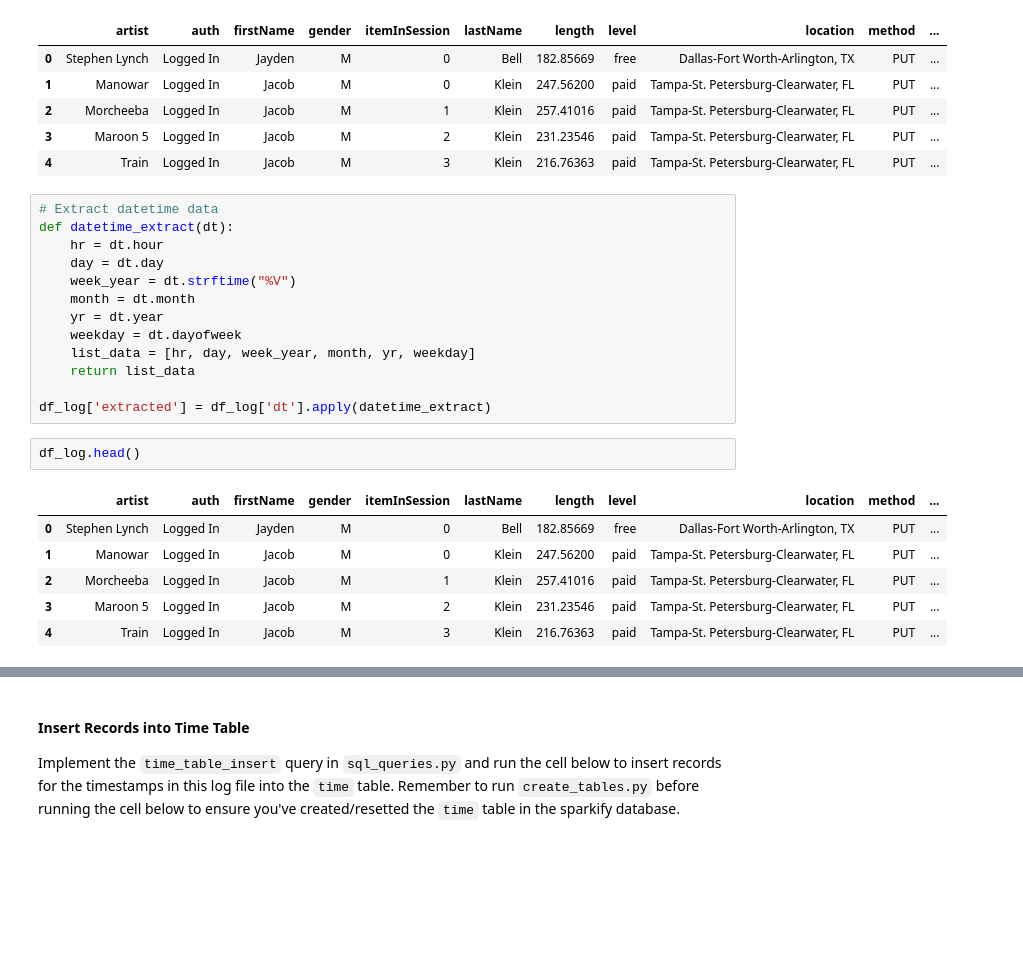
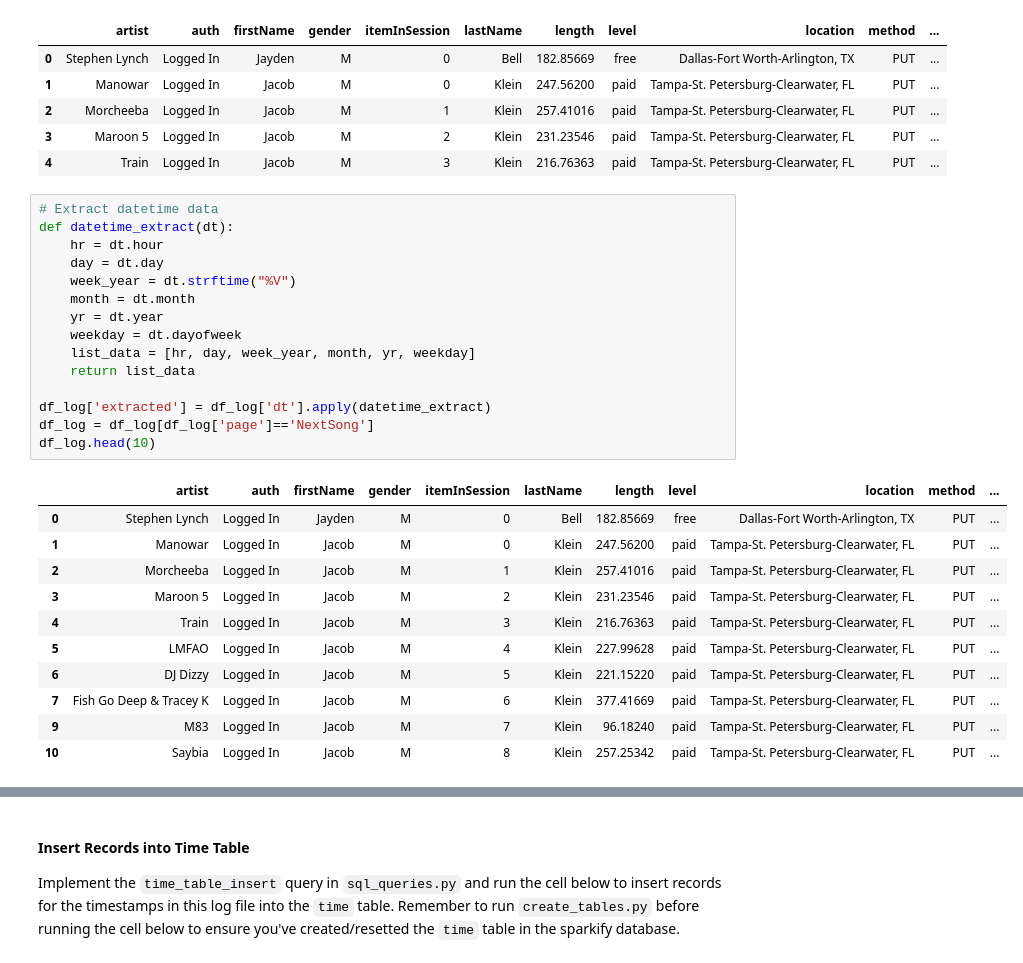
Before and after one commit to jaeseongpark91/data-modeling-with-postgres, a Jupyter notebook: etl.ipynb, the cells around one changed output, grey strips where cells are left out. Saved outputs shown, nothing was run; the diff lists cells and outputs as text; blank space fills up the shorter version.

```diff
--- a/etl.ipynb
+++ b/etl.ipynb
@@ -148,24 +128,29 @@ df_log.head()
 # %%
 # Extract datetime data
 def datetime_extract(dt):
     hr = dt.hour
     day = dt.day
     week_year = dt.strftime("%V")
     month = dt.month
     yr = dt.year
     weekday = dt.dayofweek
     list_data = [hr, day, week_year, month, yr, weekday]
     return list_data
 
 df_log['extracted'] = df_log['dt'].apply(datetime_extract)
+df_log = df_log[df_log['page']=='NextSong']
+df_log.head(10)
+# %% [output]
+|  | artist | auth | firstName | gender | itemInSession | lastName | length | level | location | method | ... |
+| 0 | Stephen Lynch | Logged In | Jayden | M | 0 | Bell | 182.85669 | free | Dallas-Fort Worth-Arlington, TX | PUT | ... |
+| 1 | Manowar | Logged In | Jacob | M | 0 | Klein | 247.56200 | paid | Tampa-St. Petersburg-Clearwater, FL | PUT | ... |
+| 2 | Morcheeba | Logged In | Jacob | M | 1 | Klein | 257.41016 | paid | Tampa-St. Petersburg-Clearwater, FL | PUT | ... |
+| 3 | Maroon 5 | Logged In | Jacob | M | 2 | Klein | 231.23546 | paid | Tampa-St. Petersburg-Clearwater, FL | PUT | ... |
+| 4 | Train | Logged In | Jacob | M | 3 | Klein | 216.76363 | paid | Tampa-St. Petersburg-Clearwater, FL | PUT | ... |
+| 5 | LMFAO | Logged In | Jacob | M | 4 | Klein | 227.99628 | paid | Tampa-St. Petersburg-Clearwater, FL | PUT | ... |
+| 6 | DJ Dizzy | Logged In | Jacob | M | 5 | Klein | 221.15220 | paid | Tampa-St. Petersburg-Clearwater, FL | PUT | ... |
+| 7 | Fish Go Deep & Tracey K | Logged In | Jacob | M | 6 | Klein | 377.41669 | paid | Tampa-St. Petersburg-Clearwater, FL | PUT | ... |
+| 9 | M83 | Logged In | Jacob | M | 7 | Klein | 96.18240 | paid | Tampa-St. Petersburg-Clearwater, FL | PUT | ... |
+| 10 | Saybia | Logged In | Jacob | M | 8 | Klein | 257.25342 | paid | Tampa-St. Petersburg-Clearwater, FL | PUT | ... |
-# %%
-df_log.head()
-# %% [output]
-|  | artist | auth | firstName | gender | itemInSession | lastName | length | level | location | method | ... |
-| 0 | Stephen Lynch | Logged In | Jayden | M | 0 | Bell | 182.85669 | free | Dallas-Fort Worth-Arlington, TX | PUT | ... |
-| 1 | Manowar | Logged In | Jacob | M | 0 | Klein | 247.56200 | paid | Tampa-St. Petersburg-Clearwater, FL | PUT | ... |
-| 2 | Morcheeba | Logged In | Jacob | M | 1 | Klein | 257.41016 | paid | Tampa-St. Petersburg-Clearwater, FL | PUT | ... |
-| 3 | Maroon 5 | Logged In | Jacob | M | 2 | Klein | 231.23546 | paid | Tampa-St. Petersburg-Clearwater, FL | PUT | ... |
-| 4 | Train | Logged In | Jacob | M | 3 | Klein | 216.76363 | paid | Tampa-St. Petersburg-Clearwater, FL | PUT | ... |
 # %%
 # Create a dataframe
```
Also changed, not shown: parts of 8 cells of this notebook.
